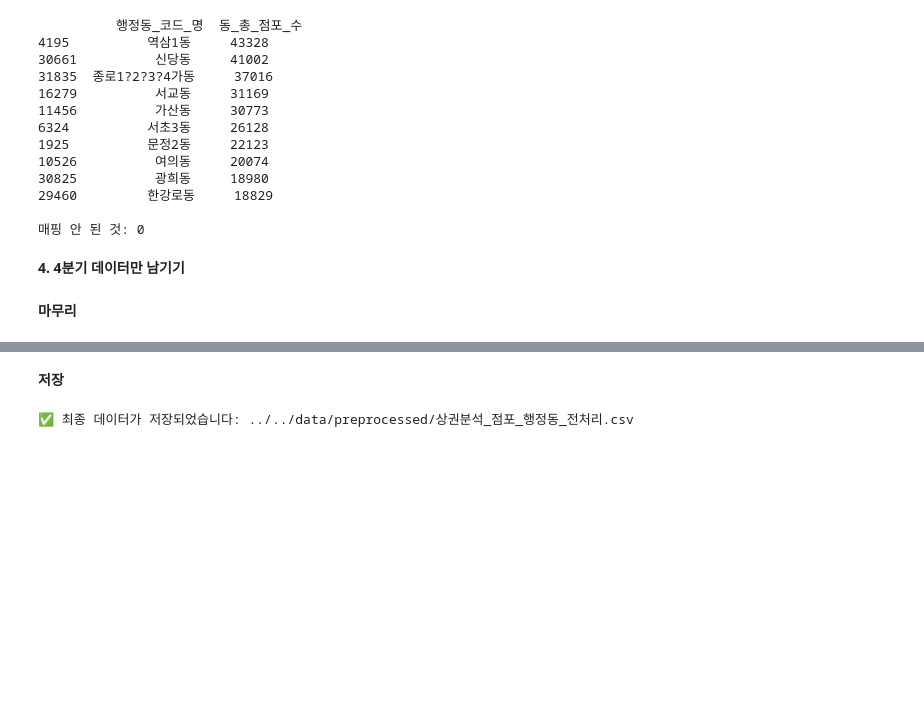
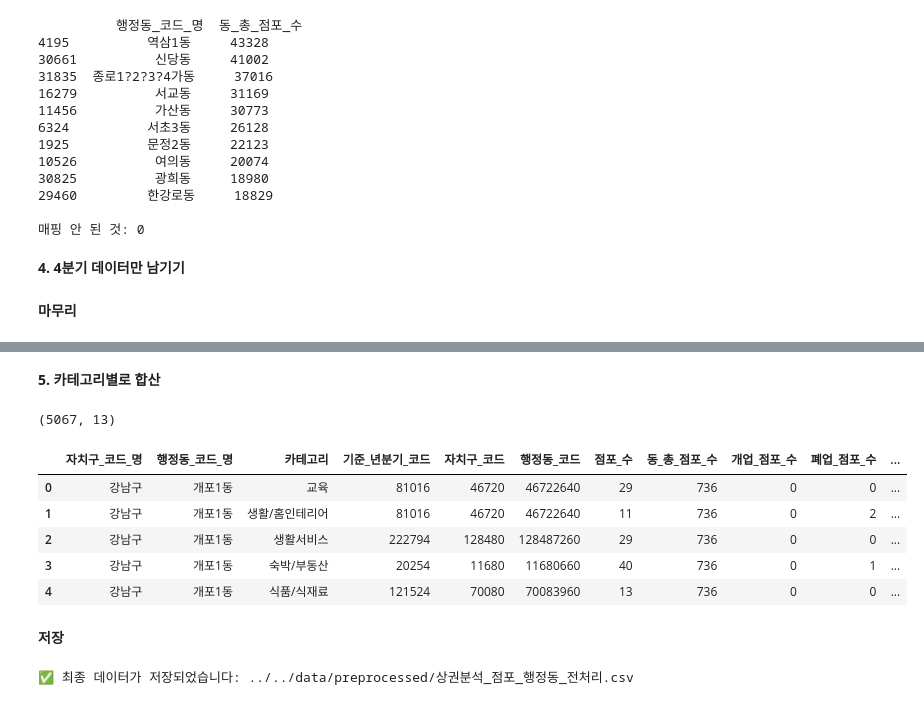
Before and after one commit to 2026-DSLab/2026-Seoul-Bigdata-Contest, a Jupyter notebook: code/preprocessing/preprocess_commercial_data.ipynb, the cells around one changed output, grey strips where cells are left out. Saved outputs shown, nothing was run; the diff lists cells and outputs as text; code cells hidden in the pictures; blank space fills up the shorter version.

```diff
--- a/code/preprocessing/preprocess_commercial_data.ipynb
+++ b/code/preprocessing/preprocess_commercial_data.ipynb
@@ -278,3 +284,45 @@ KeyError: "['기준_년분기_코드'] not in index"
+# %% [markdown]
+**5. 카테고리별로 합산**
+# %%
+업종_cols = [c for c in df.columns if '업종' in c]
+df_drop = df.drop(columns=업종_cols)
+
+# 코드성 컬럼은 group_key에 추가
+code_cols = ['기준_년분기_코드', '자치구_코드', '행정동_코드']
+str_cols = df_drop.select_dtypes(include='object').columns.tolist()
+group_keys = str_cols + code_cols
+
+# 비율 컬럼 제외하고 sum
+rate_cols = ['개업_율', '폐업_률']
+num_cols = [
+    c for c in df_drop.select_dtypes(include='number').columns
+    if c not in rate_cols and c not in code_cols
+]
+
+agg_dict = {c: 'sum' for c in num_cols}
+agg_dict['동_총_점포_수'] = 'first'
+
+df_grouped = (
+    df_drop
+    .drop(columns=rate_cols)
+    .groupby(group_keys, as_index=False)
+    .agg(agg_dict)
+)
+
+df_grouped['개업_율'] = df_grouped['개업_점포_수'] / df_grouped['점포_수']
+df_grouped['폐업_률'] = df_grouped['폐업_점포_수'] / df_grouped['점포_수']
+df_grouped[['개업_율', '폐업_률']] = df_grouped[['개업_율', '폐업_률']].fillna(0)
+
+print(df_grouped.shape)
+df_grouped.head()
+# %% [output]
+(5067, 13)
+|  | 자치구_코드_명 | 행정동_코드_명 | 카테고리 | 기준_년분기_코드 | 자치구_코드 | 행정동_코드 | 점포_수 | 동_총_점포_수 | 개업_점포_수 | 폐업_점포_수 | ... |
+| 0 | 강남구 | 개포1동 | 교육 | 81016 | 46720 | 46722640 | 29 | 736 | 0 | 0 | ... |
+| 1 | 강남구 | 개포1동 | 생활/홈인테리어 | 81016 | 46720 | 46722640 | 11 | 736 | 0 | 2 | ... |
+| 2 | 강남구 | 개포1동 | 생활서비스 | 222794 | 128480 | 128487260 | 29 | 736 | 0 | 0 | ... |
+| 3 | 강남구 | 개포1동 | 숙박/부동산 | 20254 | 11680 | 11680660 | 40 | 736 | 0 | 1 | ... |
+| 4 | 강남구 | 개포1동 | 식품/식재료 | 121524 | 70080 | 70083960 | 13 | 736 | 0 | 0 | ... |
 # %% [markdown]
 **저장**
 # %%
```
Also changed, not shown: parts of 4 cells of this notebook, 9 other files.
